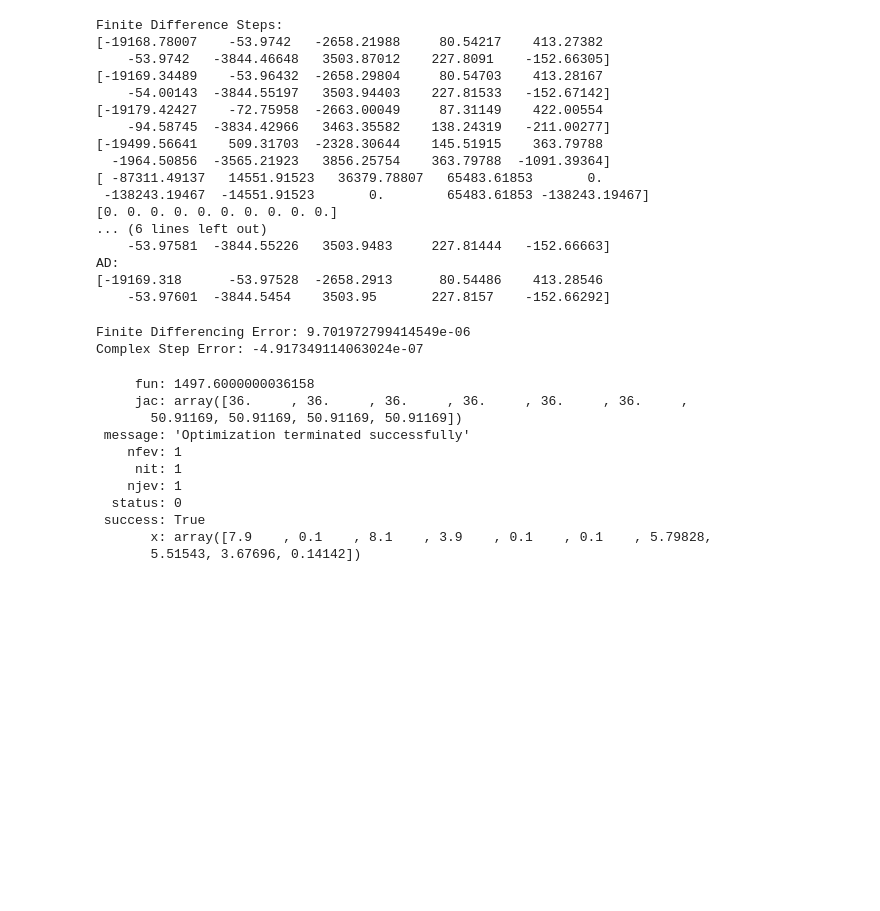
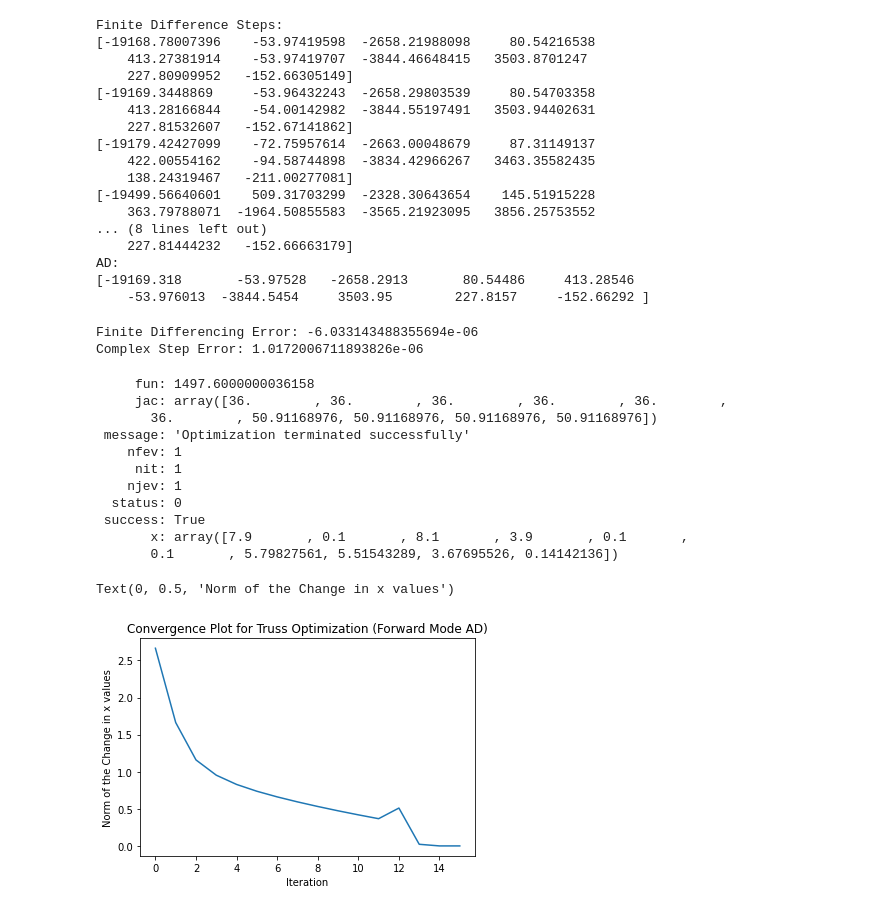
Before and after one commit to dcheney01/optimization, a Jupyter notebook: HW3/computing_derivatives.ipynb, the cells around one changed output. Cells and saved outputs as stored; diff of their text form; code cells hidden in the pictures; blank space fills up the shorter version.

```diff
--- a/HW3/computing_derivatives.ipynb
+++ b/HW3/computing_derivatives.ipynb
@@ -82,8 +82,7 @@ Forward Mode Automatic Differentiaton
         - J: jacobian of f wrt x
 """
 
-def ad_jacobians(x, mode='mass'):
-    grad_truss = jacfwd(truss_jax)
+def ad_jacobians(x, fun, mode='mass'):
     if mode =='mass':
-        return grad_truss(x, get_mass=True)
-    return grad_truss(x) # Return stress jacobian
+        return fun(x, get_mass=True)
+    return fun(x) # Return stress jacobian
@@ -127,37 +161,37 @@ print(ff_jacobians(A0, h=1e-16, mode='stress')[0, :])
 
 # Test Complex Step
 print("Complex Step:")
-print(complex_jacobians(A0, h=1e-5, mode='stress')[0, :])
-print(complex_jacobians(A0, h=1e-10, mode='stress')[0, :])
-print(complex_jacobians(A0, h=1e-20, mode='stress')[0, :])
+print(dg_complex(A0)[0, :])
 
 print("AD:")
-print(ad_jacobians(A0_jax, mode='stress')[0,:])
+print(dg_ad(A0)[0,:])
 # %% [output]
 Finite Difference Steps:
-[-19168.78007    -53.9742   -2658.21988     80.54217    413.27382
-    -53.9742   -3844.46648   3503.87012    227.8091    -152.66305]
-[-19169.34489    -53.96432  -2658.29804     80.54703    413.28167
-    -54.00143  -3844.55197   3503.94403    227.81533   -152.67142]
-[-19179.42427    -72.75958  -2663.00049     87.31149    422.00554
-    -94.58745  -3834.42966   3463.35582    138.24319   -211.00277]
-[-19499.56641    509.31703  -2328.30644    145.51915    363.79788
-  -1964.50856  -3565.21923   3856.25754    363.79788  -1091.39364]
-[ -87311.49137   14551.91523   36379.78807   65483.61853       0.
- -138243.19467  -14551.91523       0.        65483.61853 -138243.19467]
-[0. 0. 0. 0. 0. 0. 0. 0. 0. 0.]
-... (6 lines left out)
-    -53.97581  -3844.55226   3503.9483     227.81444   -152.66663]
+[-19168.78007396    -53.97419598  -2658.21988098     80.54216538
+    413.27381914    -53.97419707  -3844.46648415   3503.8701247
+    227.80909952   -152.66305149]
+[-19169.3448869     -53.96432243  -2658.29803539     80.54703358
+    413.28166844    -54.00142982  -3844.55197491   3503.94402631
+    227.81532607   -152.67141862]
+[-19179.42427099    -72.75957614  -2663.00048679     87.31149137
+    422.00554162    -94.58744898  -3834.42966267   3463.35582435
+    138.24319467   -211.00277081]
+[-19499.56640601    509.31703299  -2328.30643654    145.51915228
+    363.79788071  -1964.50855583  -3565.21923095   3856.25753552
+... (8 lines left out)
+    227.81444232   -152.66663179]
 AD:
-[-19169.318      -53.97528  -2658.2913      80.54486    413.28546
-    -53.97601  -3844.5454    3503.95       227.8157    -152.66292]
+[-19169.318       -53.97528   -2658.2913       80.54486     413.28546
+    -53.976013  -3844.5454     3503.95        227.8157     -152.66292 ]
 # %%
-ff_stress = ff_jacobians(A0, h=1e-9, mode='stress')
-complex_stress = complex_jacobians(A0, h=1e-200, mode='stress')
-ad_stress = ad_jacobians(A0_jax, mode='stress')
+A0 = np.ones((10,))*2.0
+
+ff_stress = ff_jacobians(A0, h=1e-10, mode='stress')
+complex_stress = dg_complex(A0)
+ad_stress = dg_ad(A0)
 
 print(f'Finite Differencing Error: {np.mean(np.divide(ad_stress - ff_stress, ff_stress))}')
 print(f'Complex Step Error: {np.mean(np.divide(ad_stress - complex_stress, complex_stress))}')
 # %% [output]
-Finite Differencing Error: 9.701972799414549e-06
-Complex Step Error: -4.917349114063024e-07
+Finite Differencing Error: -6.033143488355694e-06
+Complex Step Error: 1.0172006711893826e-06
@@ -199,30 +198,40 @@ def cb(xi):
 # %%
-x0 = np.ones(10,)*2 # Initial Guess for Cross Sectional Area of each member
+# Get Results for AD
 
-_constraints = NonlinearConstraint(yield_constraint, -YIELD_STRESS, YIELD_STRESS, jac=dg)
+x0 = np.ones(10,)*2.0 # Initial Guess for Cross Sectional Area of each member
+
+_constraints = NonlinearConstraint(g, -YIELD_STRESS, YIELD_STRESS, jac=dg_ad)
 _bounds = tuple([CROSS_SECTION_BOUNDS for b in range(10)])
 
 theoptions = {'disp': False, 'maxiter': 2}
 convergence = [100]
 prevX = x0
 
 while convergence[-1] > 1e-6:
-    res = minimize(obj, x0, constraints=_constraints, bounds=_bounds, tol=1e-6, jac=True, options=theoptions)
+    res = minimize(obj_ad, x0, constraints=_constraints, bounds=_bounds, tol=1e-6, jac=True, options=theoptions)
     prevX = x0
     x0 = res.x
     convergence.append(np.linalg.norm(x0-prevX))
 
+convergence = convergence[1:]
 print(res)
+
+plt.plot(convergence)
+plt.title("Convergence Plot for Truss Optimization (Forward Mode AD)")
+plt.xlabel("Iteration")
+plt.ylabel("Norm of the Change in x values")
 # Optimization result wih my gradients: [7.9, 0.1, 8.1, 3.9, 0.1,  0.1,  5.79828, 5.51543, 3.67696, 0.14142]
 # %% [output]
      fun: 1497.6000000036158
-     jac: array([36.     , 36.     , 36.     , 36.     , 36.     , 36.     ,
-       50.91169, 50.91169, 50.91169, 50.91169])
+     jac: array([36.        , 36.        , 36.        , 36.        , 36.        ,
+       36.        , 50.91168976, 50.91168976, 50.91168976, 50.91168976])
  message: 'Optimization terminated successfully'
     nfev: 1
      nit: 1
     njev: 1
   status: 0
  success: True
-       x: array([7.9    , 0.1    , 8.1    , 3.9    , 0.1    , 0.1    , 5.79828,
-       5.51543, 3.67696, 0.14142])
+       x: array([7.9       , 0.1       , 8.1       , 3.9       , 0.1       ,
+       0.1       , 5.79827561, 5.51543289, 3.67695526, 0.14142136])
+Text(0, 0.5, 'Norm of the Change in x values')
+[figure, added]
```
Also changed, not shown: parts of 9 cells of this notebook.
